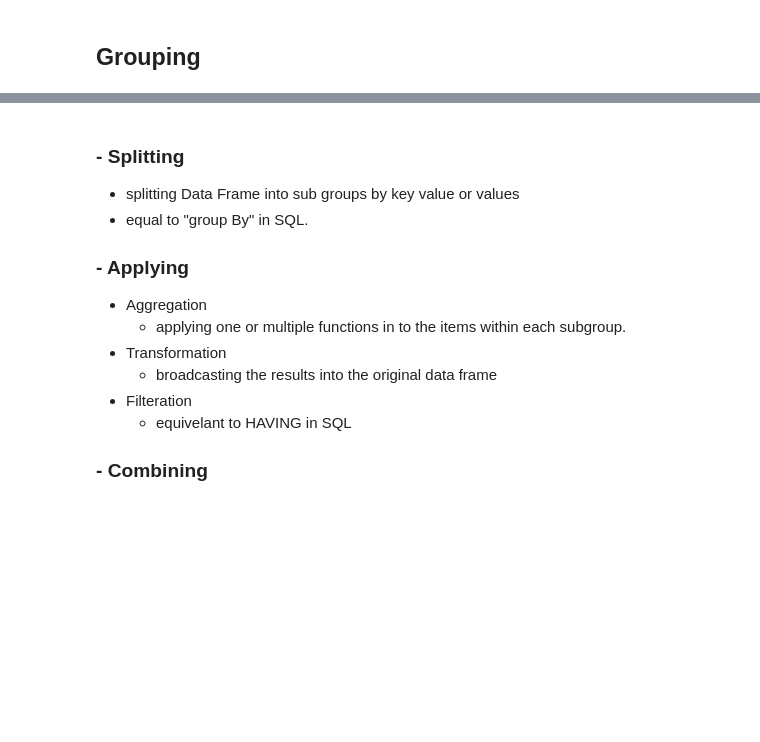
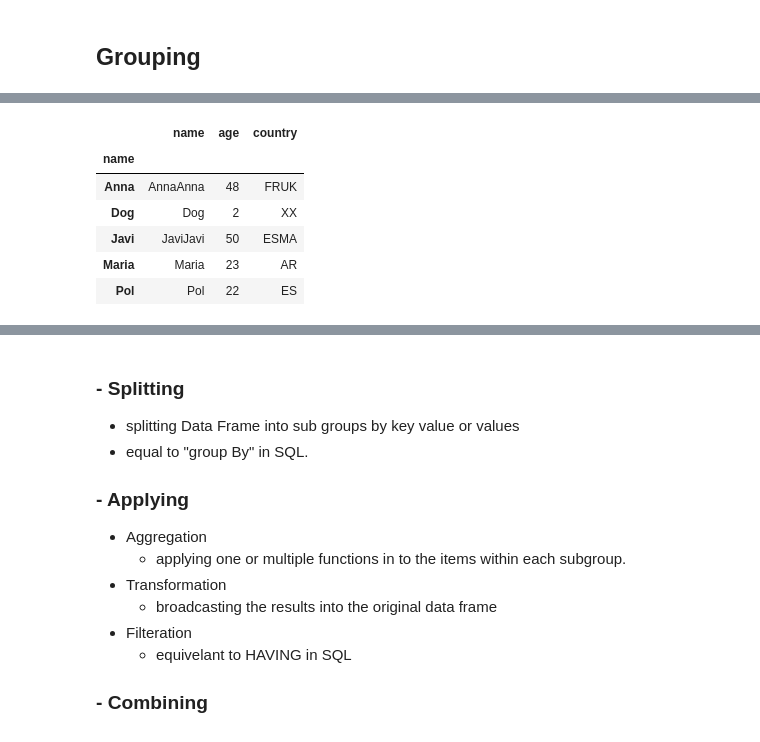
Before and after one commit to tunjaynasibli/IH_RH_DA_FT_JAN_2022, a Jupyter notebook: Class_Materials/Pandas/Notebook_Code_Along_RH_Pandas_Data_Frame_General-3.ipynb, the cells around one changed output, grey strips where cells are left out. Cells and saved outputs as stored; diff of their text form; code cells hidden in the pictures; blank space fills up the shorter version.

```diff
--- a/Class_Materials/Pandas/Notebook_Code_Along_RH_Pandas_Data_Frame_General-3.ipynb
+++ b/Class_Materials/Pandas/Notebook_Code_Along_RH_Pandas_Data_Frame_General-3.ipynb
@@ -1006,0 +1021,10 @@ people_df.groupby("name").count()
+# %%
+people_df.groupby("name").apply(np.sum)
+# %% [output]
+|  | name | age | country |
+| name |  |  |  |
+| Anna | AnnaAnna | 48 | FRUK |
+| Dog | Dog | 2 | XX |
+| Javi | JaviJavi | 50 | ESMA |
+| Maria | Maria | 23 | AR |
+| Pol | Pol | 22 | ES |
```
Also changed, not shown: parts of 15 cells of this notebook.
